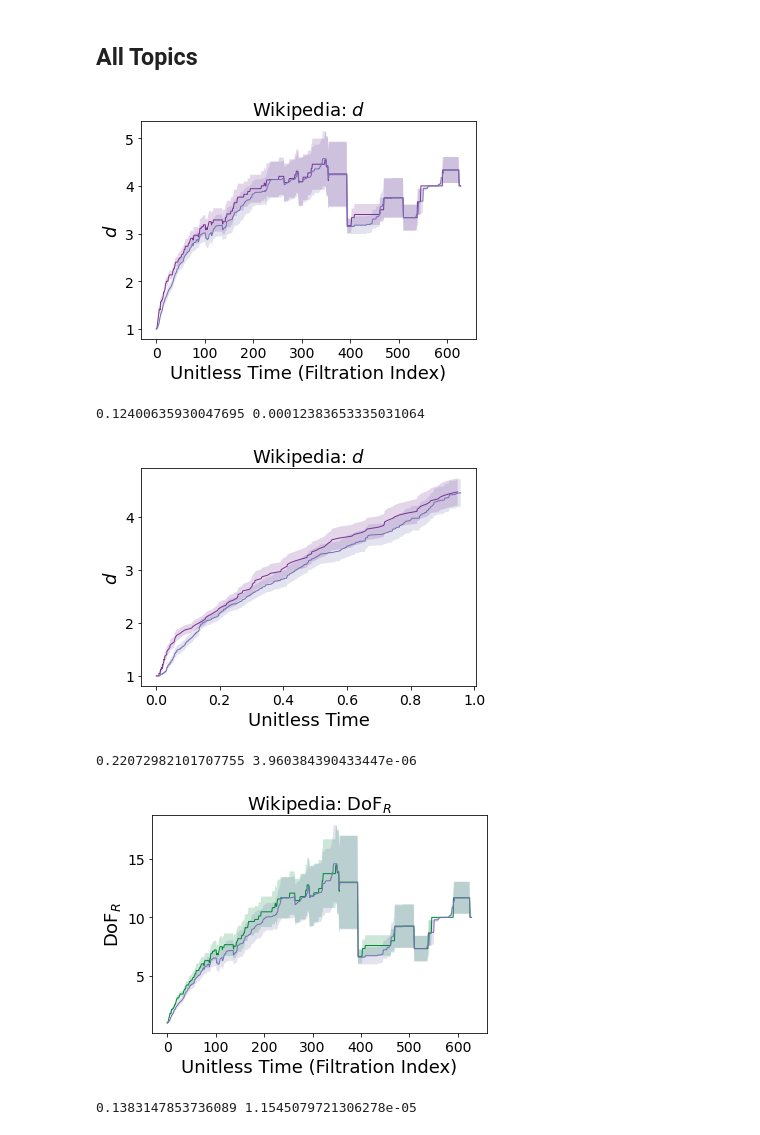
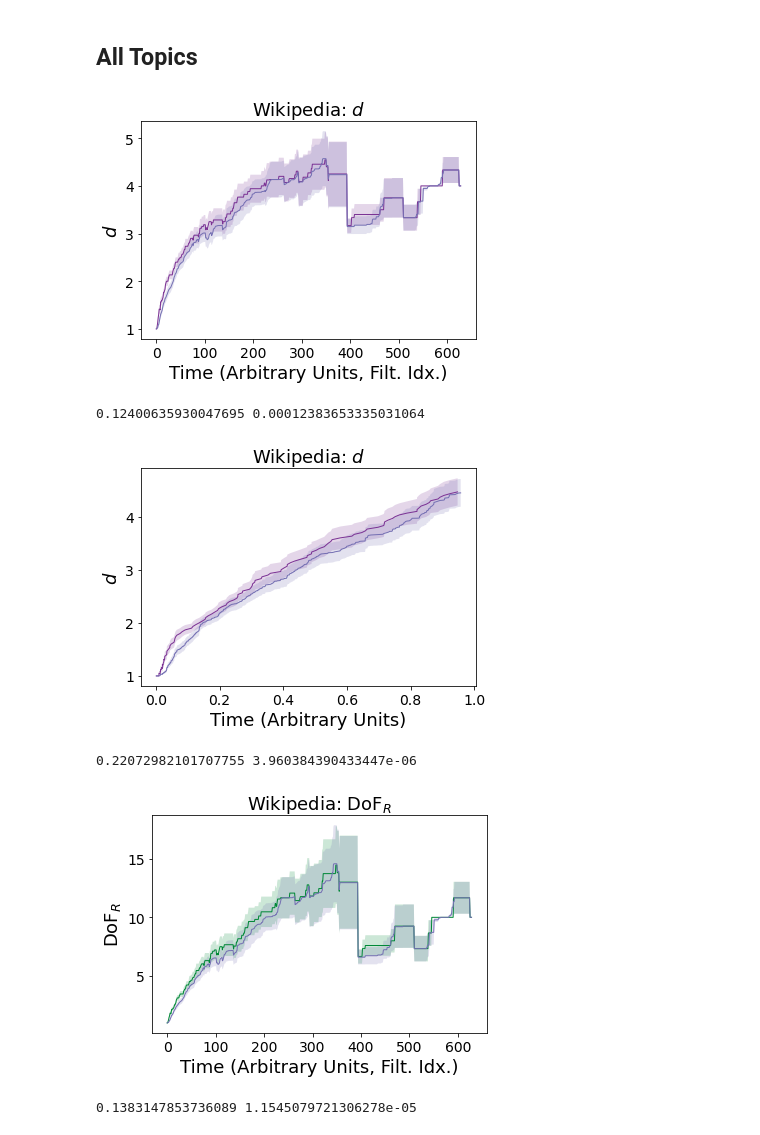
Before and after one commit to spatank/Curiosity, a Jupyter notebook: v8/mech_plotting.ipynb, the cells around one changed output. Saved outputs shown, nothing was run; the diff lists cells and outputs as text; code cells hidden in the pictures.

```diff
--- a/v8/mech_plotting.ipynb
+++ b/v8/mech_plotting.ipynb
@@ -432,12 +432,12 @@ x_1, mean_1 = plot_curve(all_d, curve_label = 'd', curve_color = '#7b3294')
 x_2, mean_2 = plot_curve(all_d_edge_rewired, curve_label = 'd Edges Rewired', curve_color = '#7570b3')
 # x_2, mean_2 = plot_curve(all_d_latticized, curve_label = 'd Latticized', curve_color = '#d95f02')
 plt.title('Wikipedia: $d$', fontsize = 18)
-plt.xlabel('Unitless Time (Filtration Index)', fontsize = 18)
+plt.xlabel('Time (Arbitrary Units, Filt. Idx.)', fontsize = 18)
 plt.ylabel('$d$', fontsize = 18)
 # plt.legend(loc = 'lower right', fontsize = 15)
 plt.savefig('Figures/Mech/all_Wiki_d.pdf', transparent = True, bbox_inches = 'tight')
 # %% [output]
-[figure, old version]
+[figure, new version]
 # %%
 ks, p_ks = stats.ks_2samp(mean_1, mean_2, alternative = 'two-sided')
 print(ks, p_ks)
@@ -446,14 +446,14 @@ print(ks, p_ks)
 # %%
 x_1, mean_1 = plot_curve_normalized_idx(all_d, curve_label = 'd', curve_color = '#7b3294')
 x_2, mean_2 = plot_curve_normalized_idx(all_d_edge_rewired, curve_label = 'd Edges Rewired', curve_color = '#7570b3')
 # x_2, mean_2 = plot_curve_normalized_idx(all_d_latticized, curve_label = 'd Latticized', curve_color = '#d95f02')
 plt.title('Wikipedia: $d$', fontsize = 18)
-plt.xlabel('Unitless Time', fontsize = 18)
+plt.xlabel('Time (Arbitrary Units)', fontsize = 18)
 plt.ylabel('$d$', fontsize = 18)
 # plt.legend(loc = 'lower right', fontsize = 15)
 plt.savefig('Figures/Mech/all_Wiki_d_norm_idx.pdf', transparent = True, bbox_inches = 'tight')
 # %% [output]
-[figure, old version]
+[figure, new version]
 # %%
 ks, p_ks = stats.ks_2samp(mean_1, mean_2, alternative = 'two-sided')
 print(ks, p_ks)
@@ -464,12 +464,12 @@ x_1, mean_1 = plot_curve(all_rigid, curve_label = 'DoF$_R$', curve_color = '#008
 x_2, mean_2 = plot_curve(all_rigid_edge_rewired, curve_label = 'DoF$_R$ Edges Rewired', curve_color = '#7570b3')
 # x_2, mean_2 = plot_curve(all_rigid_latticized, curve_label = 'DoF$_R$ Latticized', curve_color = '#d95f02')
 plt.title('Wikipedia: DoF$_R$', fontsize = 18)
-plt.xlabel('Unitless Time (Filtration Index)', fontsize = 18)
+plt.xlabel('Time (Arbitrary Units, Filt. Idx.)', fontsize = 18)
 plt.ylabel('DoF$_R$', fontsize = 18)
 # plt.legend(loc = 'upper left', fontsize = 15)
 plt.savefig('Figures/Mech/all_Wiki_rigid.pdf', transparent = True, bbox_inches = 'tight')
 # %% [output]
-[figure, old version]
+[figure, new version]
 # %%
 ks, p_ks = stats.ks_2samp(mean_1, mean_2, alternative = 'two-sided')
 print(ks, p_ks)
```
Also changed, not shown: parts of 46 cells of this notebook.
